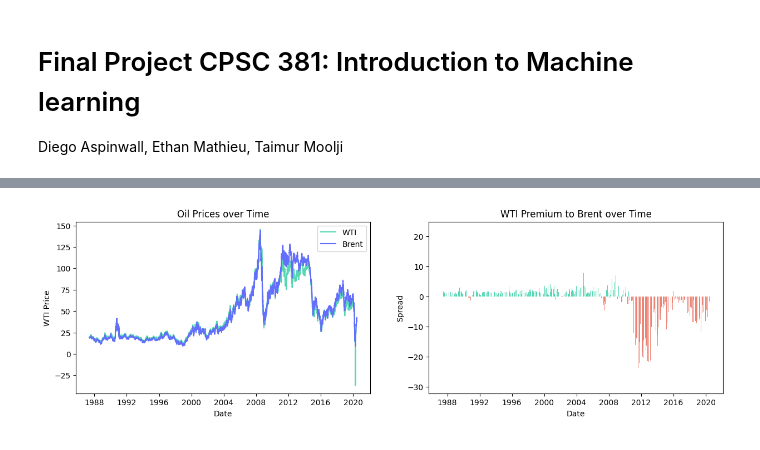
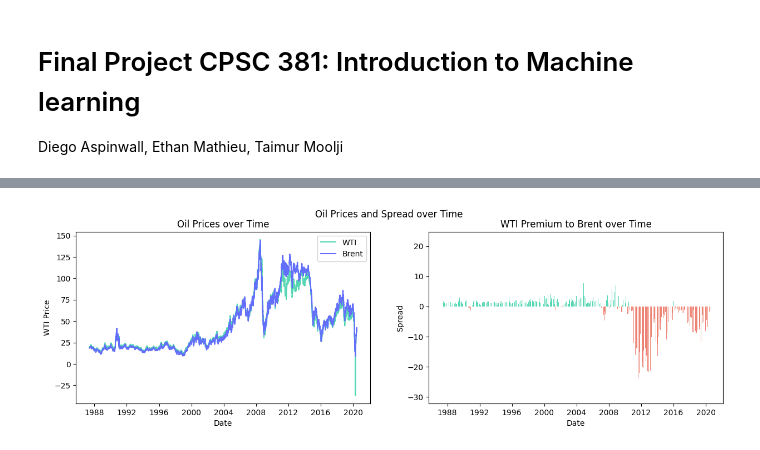
Before and after one commit to tmoolji/IMLFinalProj, a Jupyter notebook: final_proj.ipynb, the cells around one changed output, grey strips where cells are left out. Cells and saved outputs as stored; diff of their text form; code cells hidden in the pictures.

```diff
--- a/final_proj.ipynb
+++ b/final_proj.ipynb
@@ -46,26 +34,30 @@ def load_Brent_data():
 
 brent = load_Brent_data()
 # %%
-data = pd.merge(WTI, brent, left_index=True, right_index=True, how= "inner")
-data["Spread"] = data["WTI"] - data["Brent"]
+oil_data = pd.merge(WTI, brent, left_index=True, right_index=True, how= "inner")
+oil_data["Spread"] = oil_data["WTI"] - oil_data["Brent"]
+oil_data["WTI_Daily_Change"] = oil_data["WTI"].pct_change()
+oil_data["Brent_Daily_Change"] = oil_data["Brent"].pct_change()
 # %%
 fig, axes = plt.subplots(1, 2, figsize=(15, 4))
 axes = axes.flatten()
 
-axes[0].plot(data.index, data["WTI"], label = "WTI", color = GREEN)
-axes[0].plot(data.index, data["Brent"], label = "Brent", color = BLUE)
+axes[0].plot(oil_data.index, oil_data["WTI"], label = "WTI", color = GREEN)
+axes[0].plot(oil_data.index, oil_data["Brent"], label = "Brent", color = BLUE)
 axes[0].set_xlabel('Date')
 axes[0].set_ylabel('WTI Price')
 axes[0].set_title('Oil Prices over Time')
 axes[0].legend()
 
-data_sub = data[data["Spread"] > -30]
+data_sub = oil_data[oil_data["Spread"] > -30]
 color_seq = list(data_sub["Spread"].apply(lambda x: RED if x<0 else GREEN))
 axes[1].bar(data_sub.index, data_sub["Spread"], color = color_seq)
 axes[1].set_xlabel("Date")
 axes[1].set_ylabel("Spread")
 axes[1].set_title('WTI Premium to Brent over Time')
 
+fig.suptitle("Oil Prices and Spread over Time")
+
 plt.show()
 # %% [output]
-[figure, old version]
+[figure, new version]
```
Also changed, not shown: parts of 9 cells of this notebook.
